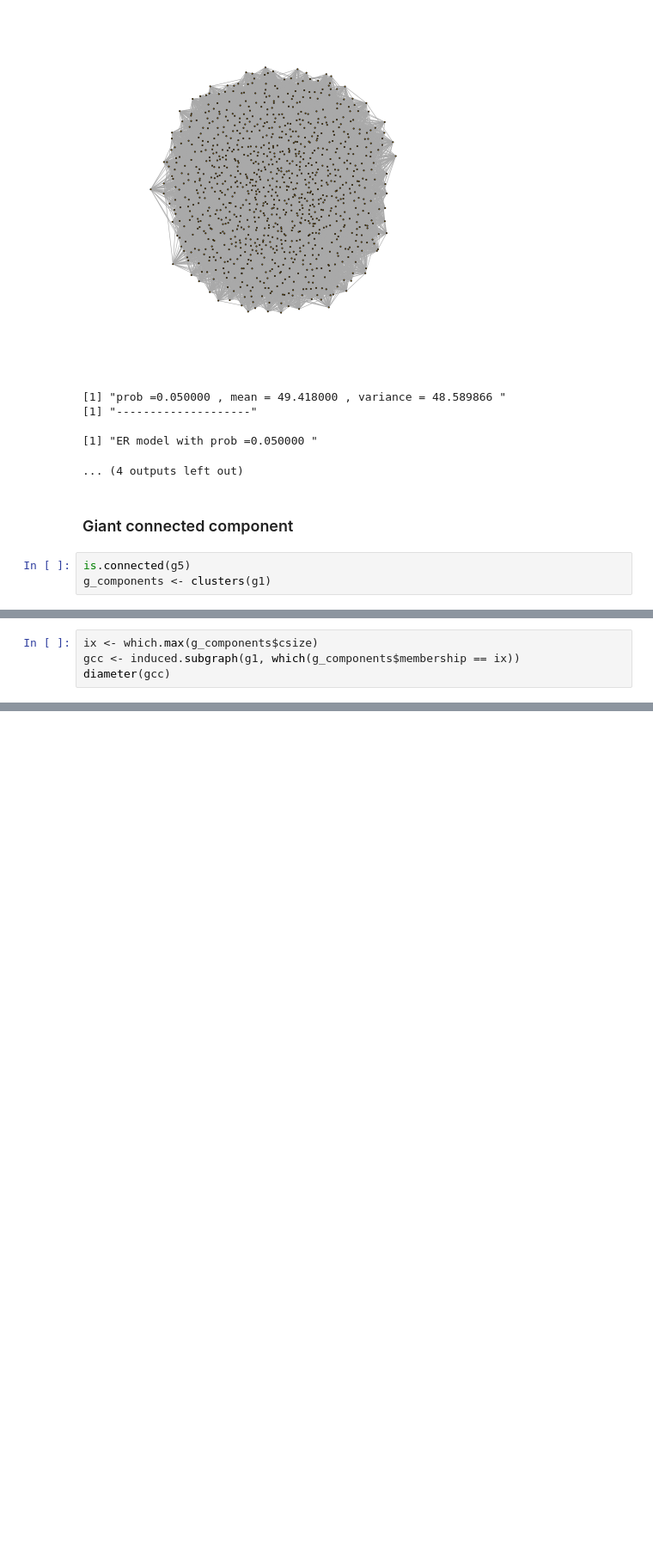
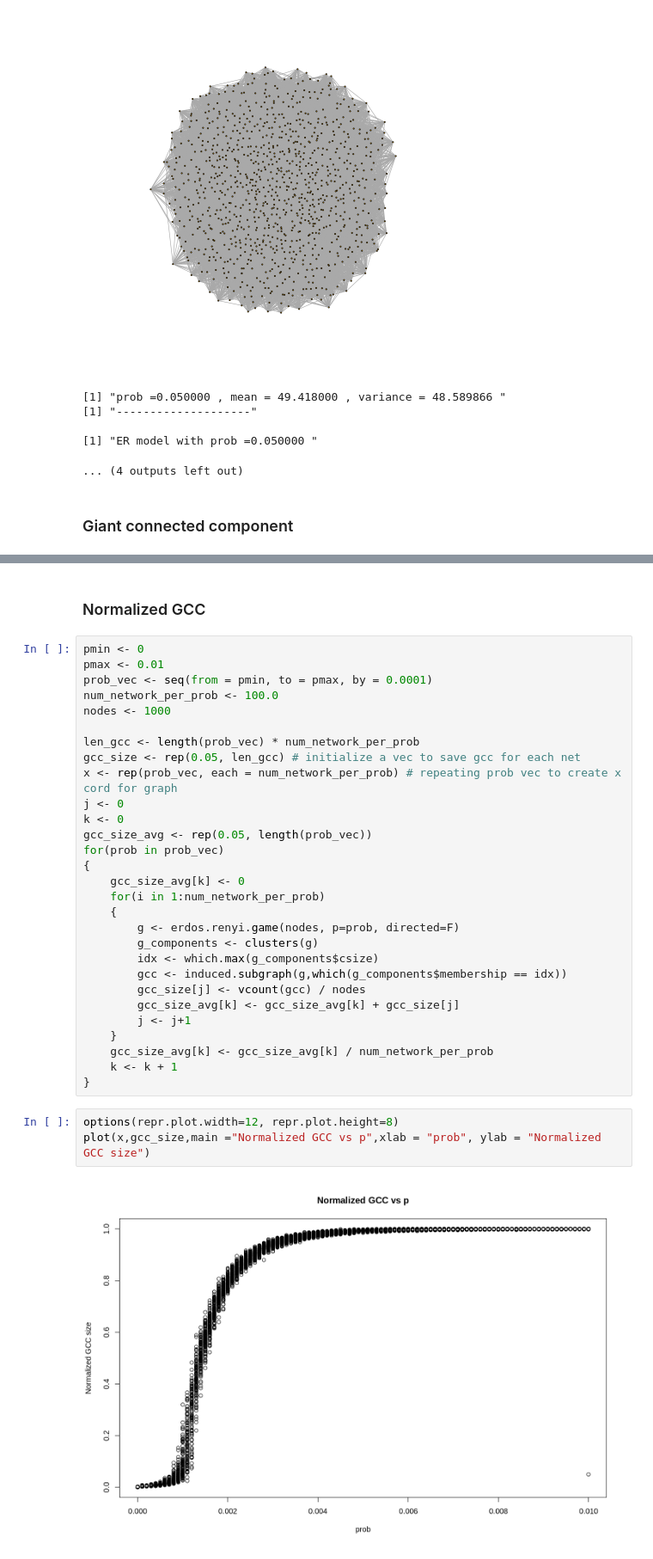
Before and after one commit to diplav09/ECE232_-LargeScaleSocialandComplexNetworks, a Jupyter notebook: ECE232_assignment1.ipynb, the cells around one changed output, grey strips where cells are left out. Shown at 86% size. Cells and saved outputs as stored; diff of their text form; blank space fills up the shorter version.

```diff
--- a/ECE232_assignment1.ipynb
+++ b/ECE232_assignment1.ipynb
@@ -73,6 +73,3 @@ for(prob in prob_vec) {
 ... (4 outputs left out)
 # %% [markdown]
 ### Giant connected component
-# %%
-is.connected(g5)
-g_components <- clusters(g1)
@@ -88,4 +75,0 @@ print(g_components$csize)
-# %%
-ix <- which.max(g_components$csize)
-gcc <- induced.subgraph(g1, which(g_components$membership == ix))
-diameter(gcc)
@@ -93,0 +106,36 @@ diameter(gcc)
+# %% [markdown]
+### Normalized GCC
+# %%
+pmin <- 0
+pmax <- 0.01
+prob_vec <- seq(from = pmin, to = pmax, by = 0.0001)
+num_network_per_prob <- 100.0
+nodes <- 1000
+
+len_gcc <- length(prob_vec) * num_network_per_prob
+gcc_size <- rep(0.05, len_gcc) # initialize a vec to save gcc for each net
+x <- rep(prob_vec, each = num_network_per_prob) # repeating prob vec to create x cord for graph
+j <- 0
+k <- 0
+gcc_size_avg <- rep(0.05, length(prob_vec))
+for(prob in prob_vec)
+{
+    gcc_size_avg[k] <- 0
+    for(i in 1:num_network_per_prob)
+    {
+        g <- erdos.renyi.game(nodes, p=prob, directed=F)
+        g_components <- clusters(g)
+        idx <- which.max(g_components$csize)
+        gcc <- induced.subgraph(g,which(g_components$membership == idx))
+        gcc_size[j] <- vcount(gcc) / nodes
+        gcc_size_avg[k] <- gcc_size_avg[k] + gcc_size[j]
+        j <- j+1
+    }
+    gcc_size_avg[k] <- gcc_size_avg[k] / num_network_per_prob
+    k <- k + 1
+}
+# %%
+options(repr.plot.width=12, repr.plot.height=8)
+plot(x,gcc_size,main ="Normalized GCC vs p",xlab = "prob", ylab = "Normalized GCC size")
+# %% [output]
+[figure, added]
```
Also changed, not shown: parts of 7 cells of this notebook.
